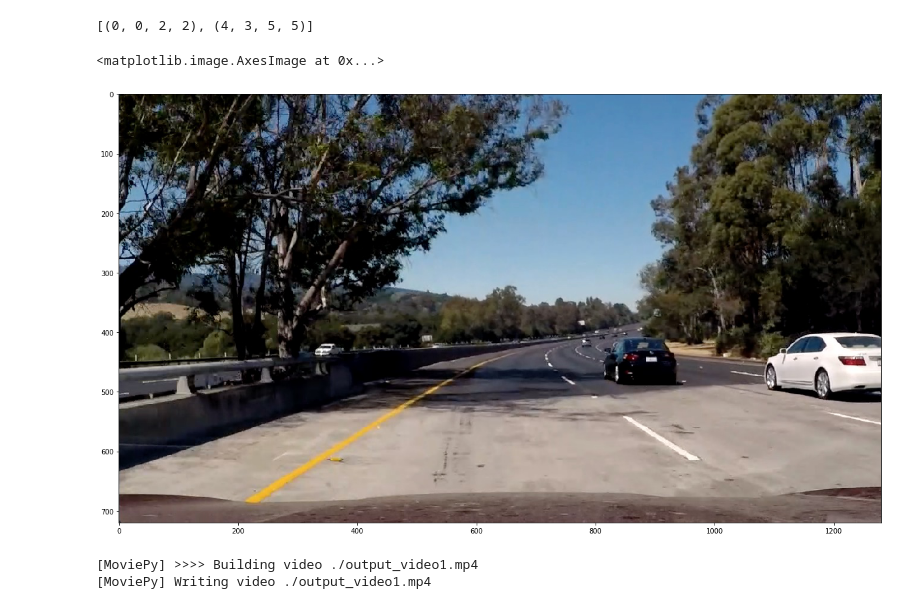
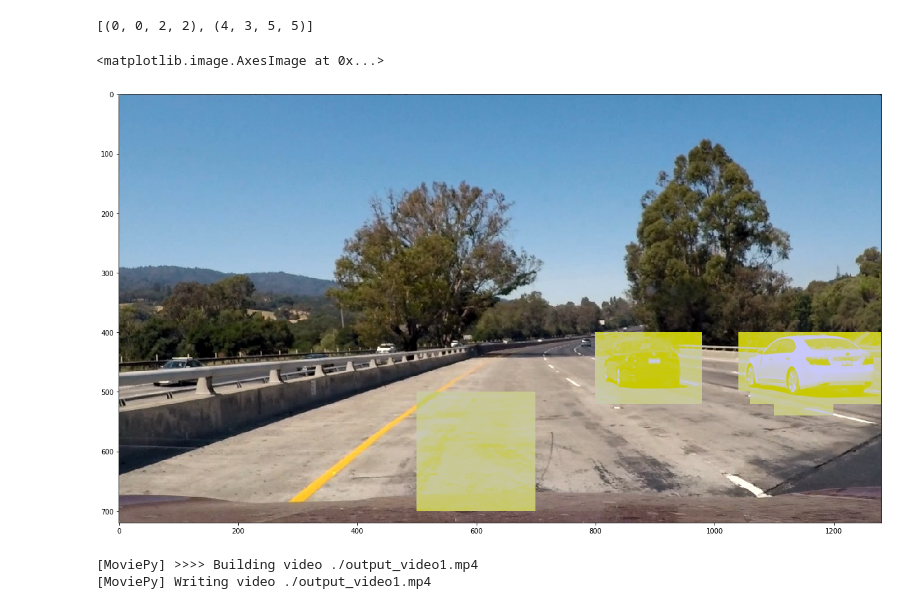
Before and after one commit to tempflip/CarND-Vehicle-Detection, a Jupyter notebook: project.ipynb, the cells around one changed output. Cells and saved outputs as stored; diff of their text form; code cells hidden in the pictures.

```diff
--- a/project.ipynb
+++ b/project.ipynb
@@ -182,12 +182,13 @@ def get_boxes(shape=(720, 1280), box_size=100, step=0.5 , top_crop=400, bottom_c
     return box_list
 
 from skimage import draw
-img = np.copy(test_frames[4])
+
 
 heat_map = []
 
 def process_frame(image, threshold = 40):
     img = np.copy(image)
+
     chunk_coords = []
     #chunk_coords += get_boxes(box_size=70, step=0.3)
     chunk_coords += get_boxes(box_size=100, step=0.2, top_crop = 400, left_crop=500)
@@ -207,13 +208,14 @@ def process_frame(image, threshold = 40):
 
     for i in matching_indices:
         y1, x1, y2, x2 = chunk_coords[i]
-        #img[y1:y2, x1:x2,1] = 200
         heat_frame[y1:y2, x1:x2] += 1
+        img[y1:y2, x1:x2,:2] = 200
+
+    return img
+
 
     # heat from for the frame
     heat_map.append(heat_frame)
-    #heat_frame_rgb = np.zeros(img.shape)
-    #heat_frame_rgb[:,:,0] = heat_frame
 
     # the aggregated heat frame data
     hf = np.sum(heat_map[-15:], axis=0)
@@ -223,20 +225,16 @@ def process_frame(image, threshold = 40):
     for y1, x1, y2, x2 in get_squares(hf):
         final[y1:y2,x1:x2,0] = 200
 
-    #heat_rgb = np.zeros(img.shape)
-    #heat_rgb[:,:,0] = hf
-    #heat_rgb[:,:,1] = heat_frame
-    #heat_rgb[:,:,2] = heat_frame
-    #heat_rgb = heat_rgb * 3  ######/ np.max(heat_rgb) * 255
-
     return final
-    #return np.concatenate((img, final), axis=1)
 # %%
+img = np.copy(test_frames[0])
 plt.figure(figsize=(20,20))
 plt.imshow(process_frame(img))
+
+#plt.imshow(process_frame(img))
 # %% [output]
 <matplotlib.image.AxesImage at 0x...>
-[figure, old version]
+[figure, new version]
 # %%
 from moviepy.editor import VideoFileClip
 
```
Also changed, not shown: parts of 1 cell of this notebook, 3 other files.
